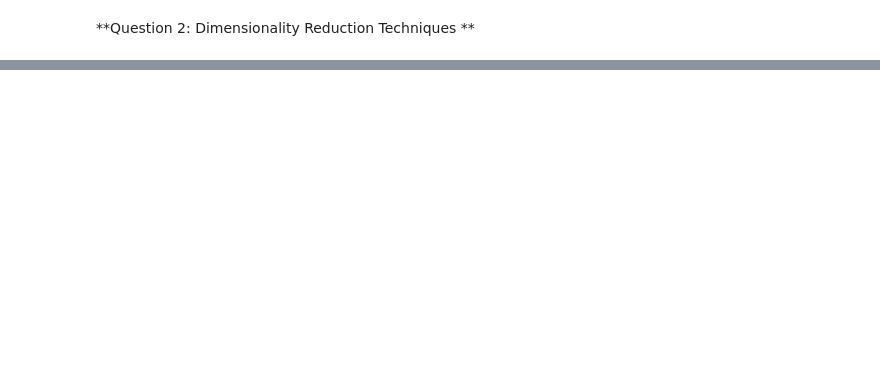
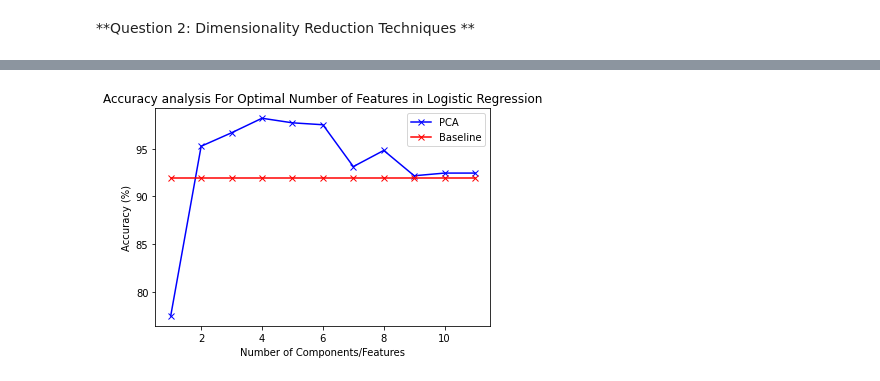
Before and after one commit to dtee1/ELG5255-Applied-Machine-Learning, a Jupyter notebook: Final_Project/Final_Project.ipynb, the cells around one changed output, grey strips where cells are left out. Saved outputs shown, nothing was run; the diff lists cells and outputs as text; code cells hidden in the pictures; blank space fills up the shorter version.

```diff
--- a/Final_Project/Final_Project.ipynb
+++ b/Final_Project/Final_Project.ipynb
@@ -47,3 +63,14 @@ def prepareDataset(feature,result):
   y = dataset[result]
   X_train, X_test, y_train, y_test = train_test_split(x,y,random_state=0,test_size=0.1718,shuffle=False)
   return X_train,X_test,y_train,y_test,dataset
+# %%
+def plot_tsne(X, y,name):
+  tsne = TSNE(n_components=2, random_state=0)
+  plt = tsne.fit_transform(X)
+  df = pd.DataFrame(plt)
+  df['y'] = y
+  df.columns = ['x_1','x_2','y']
+
+  sns.scatterplot(x="x_2", y="x_1", hue=df.y.tolist(),
+                palette=sns.color_palette("hls", 2),
+                data=df).set(title="2D TSNE plot for " + name)
@@ -196,0 +345,81 @@ Accuracy values %: [95.02, 94.78, 95.54, 95.06, 94.66, 95.54, 94.74, 93.97, 91.6
+# %%
+def main():
+  warnings.simplefilter('ignore')
+  # Dataset features
+  features = ['ID','Latitude','Longitude','Hour','Minute','Duration','RemainingTime','Resources','Coverage','OnPeakHours','GridNumber']
+
+  # Dataset output
+  result = ['Ligitimacy']
+  # Split dataset
+  X_train,X_test,y_train,y_test,dataset = prepareDataset(features,result)
+  model_DT = DecisionTreeClassifier()
+  model_DT.fit(X_train, y_train)
+  y_pred_DT = model_DT.predict(X_test)
+  accuracy_Base = [accuracy_score(y_test, y_pred_DT)*100]*len(features)
+  accuracy_info_gain = []
+  accuracy_chi = []
+  accuracy_classif = []
+  accuracy_regression = []
+
+  for count in range(1, len(features)+1):
+      fsm = SelectKBest(mutual_info_classif,k=count)
+      fsm.fit(X_train,y_train)
+      X_train_new = fsm.transform(X_train)
+      X_test_new = fsm.transform(X_test)
+      model_DT.fit(X_train_new, y_train)
+      y_pred_DT = model_DT.predict(X_test_new)
+      accuracy_info_gain.append(accuracy_score(y_test, y_pred_DT)*100)
+
+  accuracy_info_gain = [round(value, 2) for value in accuracy_info_gain]
+  print("Accuracy values using information gain %: ",accuracy_info_gain)
+
+  plt.plot(range(1,len(features)+1),accuracy_info_gain,'bx-', label = 'PCA')
+  plt.plot(range(1,len(features)+1),accuracy_Base,'rx-', label = 'Baseline')
+  plt.legend()
+  plt.xlabel('Number of Components/Features')
+  plt.ylabel('Accuracy (%)')
+  plt.title('Accuracy analysis For Optimal Number of Features in Logistic Regression')
+  plt.show()
+
+  scaler = MinMaxScaler()
+  X_train_norm = scaler.fit_transform(X_train)
+
+  for count in range(1, len(features)+1):
+     fsm = SelectKBest(chi2,k=count)
+     fsm.fit(X_train_norm,y_train)
+     X_train_new = fsm.transform(X_train_norm)
+     X_test_new = fsm.transform(X_test)
+     model_DT.fit(X_train_new, y_train)
+     y_pred_DT = model_DT.predict(X_test_new)
+     accuracy_chi.append(accuracy_score(y_test, y_pred_DT)*100)
+  accuracy_chi = [round(value, 2) for value in accuracy_chi]
+  print("Accuracy values using Chi square %: ",accuracy_chi)
+
+  for count in range(1, len(features)+1):
+     fsm = SelectKBest(f_classif,k=count)
+     fsm.fit(X_train,y_train)
+     X_train_new = fsm.transform(X_train)
+     X_test_new = fsm.transform(X_test)
+     model_DT.fit(X_train_new, y_train)
+     y_pred_LR = model_DT.predict(X_test_new)
+     accuracy_classif.append(accuracy_score(y_test, y_pred_DT)*100)
+  accuracy_classif = [round(value, 2) for value in accuracy_classif]
+  print("Accuracy values using Classif %: ",accuracy_classif)
+
+
+  fsm = SelectKBest(mutual_info_classif,k=4)
+  fsm.fit(X_train,y_train)
+  X_train_new = fsm.transform(X_train)
+  X_test_new = fsm.transform(X_test)
+
+  plt.figure(3,figsize=(8,8))
+  plot_tsne(X_train_new,y_train,'Train Data')
+  model_DT.fit(X_train_new, y_train)
+  y_pred_DT = model_DT.predict(X_test_new)
+  conf_DT= confusion_matrix(y_test, y_pred_DT)
+  plt.figure(3,figsize=(8,8))
+  print(conf_DT)
+
+if __name__ == '__main__':
+  main()
+# %% [output]
@@ -196,0 +427 @@ Accuracy values %: [95.02, 94.78, 95.54, 95.06, 94.66, 95.54, 94.74, 93.97, 91.6
+[figure, added]
```
Also changed, not shown: parts of 14 cells of this notebook.
